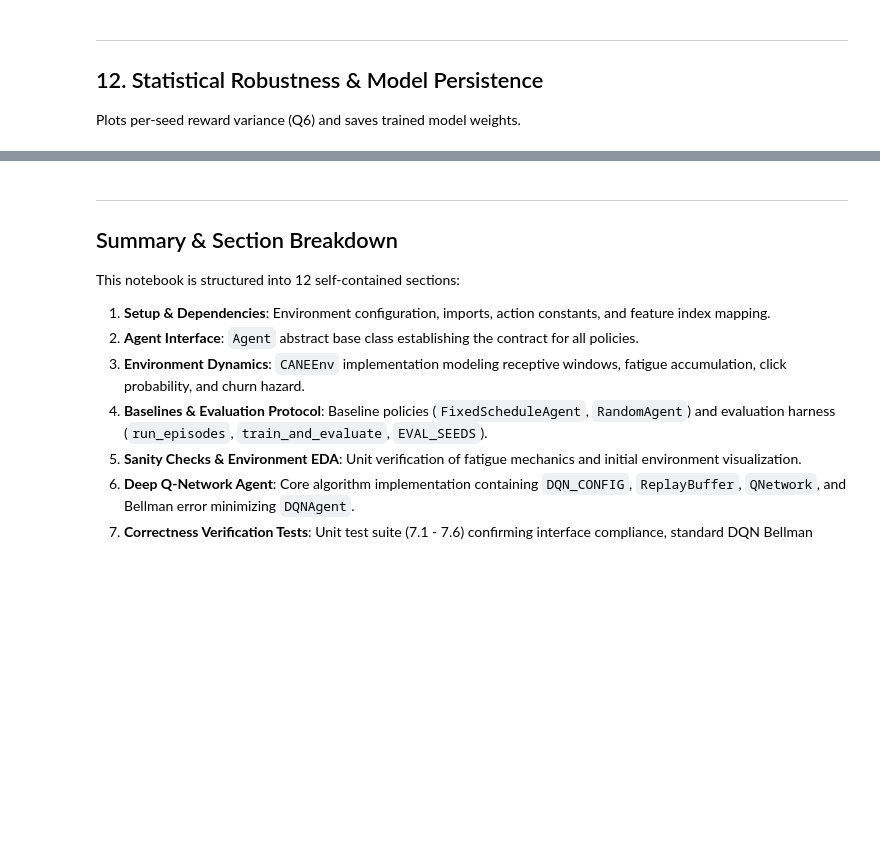
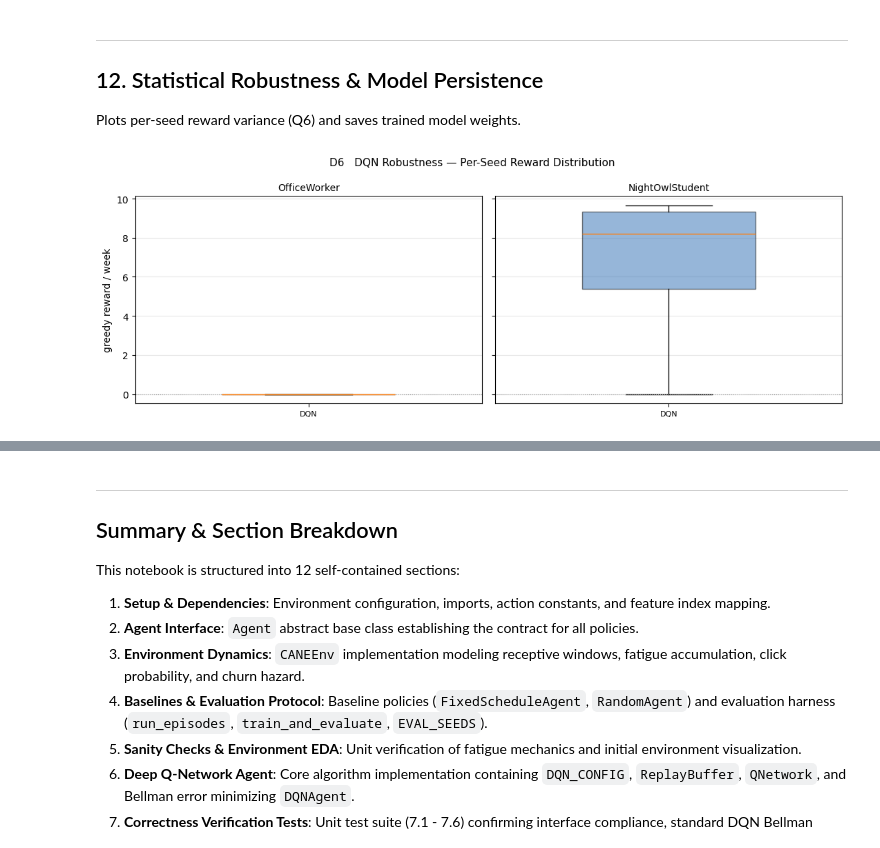
Before and after one commit to NorbuLew/ML-Assignment, a Jupyter notebook: DQN/AssignmentCode(DQN).ipynb, the cells around one changed output, grey strips where cells are left out. Saved outputs shown, nothing was run; the diff lists cells and outputs as text; code cells hidden in the pictures; blank space fills up the shorter version.

```diff
--- a/DQN/AssignmentCode(DQN).ipynb
+++ b/DQN/AssignmentCode(DQN).ipynb
@@ -1281,35 +1348,37 @@ Plots per-seed reward variance (Q6) and saves trained model weights.
 # %%
 # --- Plot Q6: Robustness Boxplot ---
 fig, axes = plt.subplots(1, len(FOCUS), figsize=(5.5 * len(FOCUS), 4.0), sharey=True, squeeze=False)
 
 for col, arch in enumerate(FOCUS):
     ax = axes[0, col]
     agent_names = []
     agent_rewards = []
     for name in AGENTS:
         r = RESULTS_ALL[arch][name]
         if "per_seed_rewards" in r and len(r["per_seed_rewards"]) > 1:
             agent_names.append(name)
             agent_rewards.append(r["per_seed_rewards"])
 
     if agent_rewards:
         positions = range(len(agent_names))
         bp = ax.boxplot(agent_rewards, positions=list(positions), widths=0.5, patch_artist=True)
         for patch in bp["boxes"]:
             patch.set_facecolor("#2f6fb5")
             patch.set_alpha(0.5)
         ax.set_xticks(list(positions))
         ax.set_xticklabels(agent_names, fontsize=8)
 
     ax.axhline(0, color="#999999", lw=0.8, ls=":")
     ax.set_ylabel("greedy reward / week" if col == 0 else "")
     ax.set_title(arch, fontsize=10)
     ax.grid(alpha=0.3, axis="y")
 
-fig.suptitle("D6   DDQN Robustness — Per-Seed Reward Distribution", fontsize=11)
+fig.suptitle("D6   DQN Robustness — Per-Seed Reward Distribution", fontsize=11)
 fig.tight_layout()
-save(fig, "D6_ddqn_robustness")
+save(fig, "D6_dqn_robustness")
 plt.show()
+# %% [output]
+[figure, added]
 # %%
 # --- Model Checkpointing ---
 _modeldir = Path("models")
```
Also changed, not shown: parts of 31 cells of this notebook.
